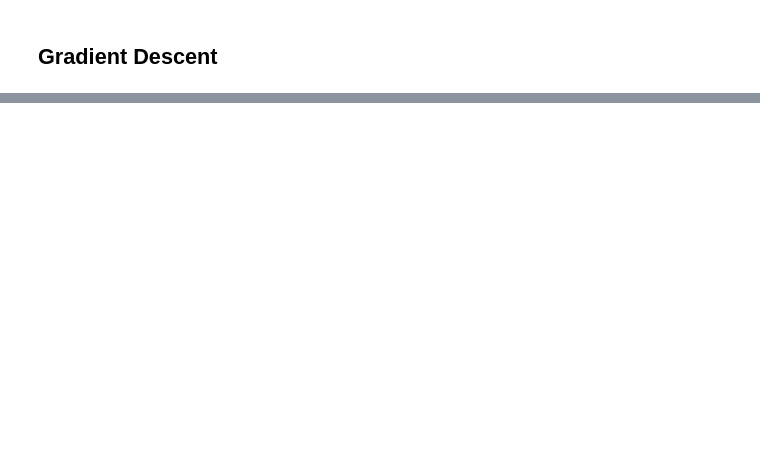
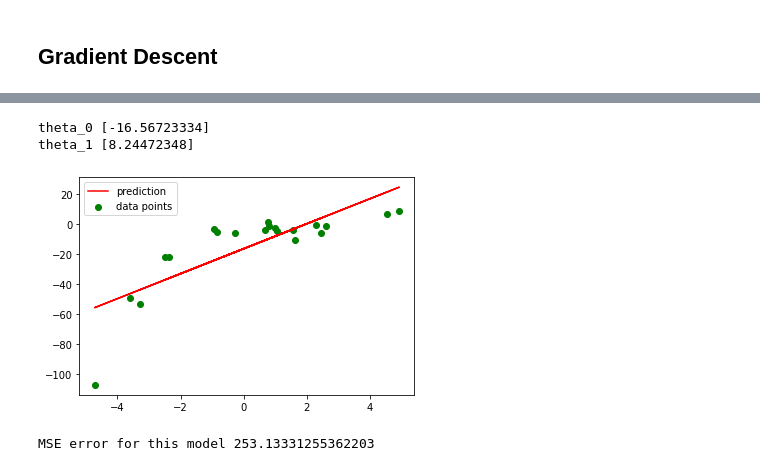
Before and after one commit to Mohamed209/machine-learning-course, a Jupyter notebook: Chapter_4_supervised_learning/1_linear-regression/1_linear_regression_algorithm/linear_regression_from_scratch.ipynb, the cells around one changed output, grey strips where cells are left out. Cells and saved outputs as stored; diff of their text form; code cells hidden in the pictures; blank space fills up the shorter version.

```diff
--- a/Chapter_4_supervised_learning/1_linear-regression/1_linear_regression_algorithm/linear_regression_from_scratch.ipynb
+++ b/Chapter_4_supervised_learning/1_linear-regression/1_linear_regression_algorithm/linear_regression_from_scratch.ipynb
@@ -51,0 +71,5 @@ we note that fitted line is not the best , for linear regression chaging trainin
+# %%
+# import linear regression module from sklearn
+from sklearn.linear_model import SGDRegressor
+model=SGDRegressor(verbose=1) # new regressor object from SGDRegressor() class
+model.fit(x,y) # fit >>> start training to find best params
@@ -51,0 +100,23 @@ we note that fitted line is not the best , for linear regression chaging trainin
+# %%
+# show model coefs
+print("theta_0",model.intercept_)
+print("theta_1",model.coef_)
+# %% [output]
+theta_0 [-16.56723334]
+theta_1 [8.24472348]
+# %%
+# plot model predictions vs actual values
+y_pred=model.predict(x)
+plt.scatter(x,y,label='data points',color='g')
+plt.plot(x,y_pred,color='r',label='prediction')
+plt.legend() # show legend
+plt.show()
+# %% [output]
+[figure, added]
+# %%
+# to evaluate linear regression model we may need to compute MSE error
+from sklearn.metrics import mean_squared_error
+error=mean_squared_error(y_true=y,y_pred=y_pred)
+print("MSE error for this model",error)
+# %% [output]
+MSE error for this model 253.13331255362203
```
Also changed, not shown: parts of 11 cells of this notebook, 9 other files.
